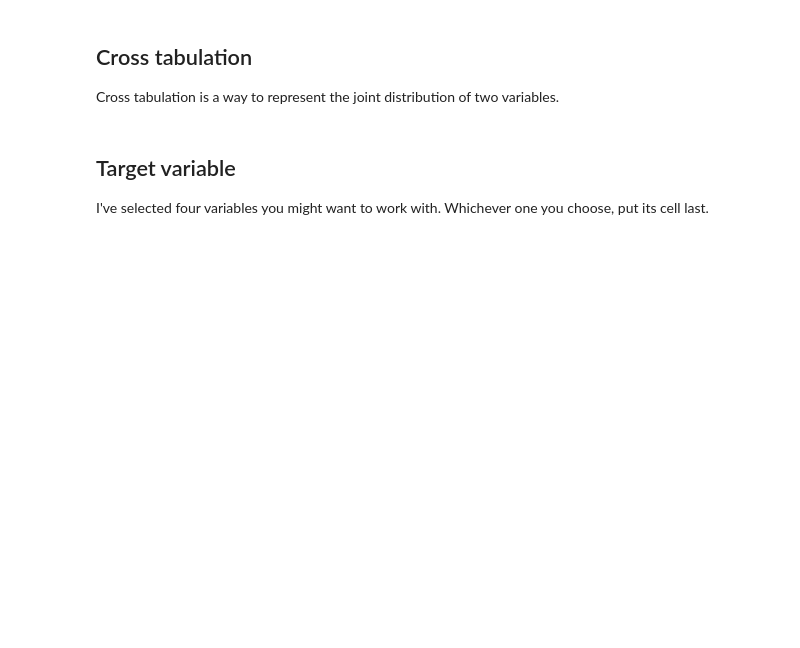
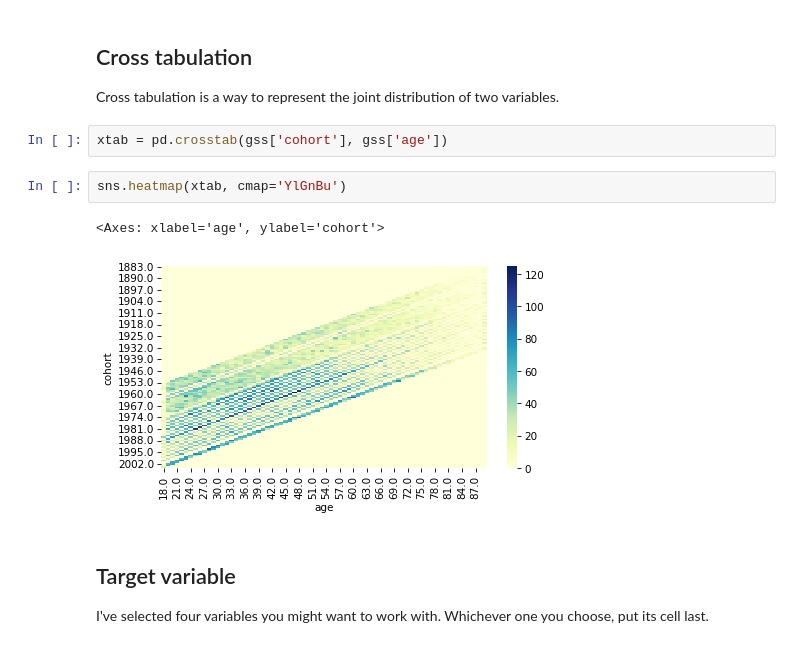
Before and after one commit to JohnAMichel/SurveyDataPandas, a Jupyter notebook: notebooks/01_simpson.ipynb, the cells around one changed output. Drawn from its saved outputs; the diff is of its cells as text; blank space fills up the shorter version.

```diff
--- a/notebooks/01_simpson.ipynb
+++ b/notebooks/01_simpson.ipynb
@@ -230,6 +230,13 @@ sns.kdeplot(gss['cohort'], cut=0)
 ## Cross tabulation
 
 Cross tabulation is a way to represent the joint distribution of two variables.
+# %%
+xtab = pd.crosstab(gss['cohort'], gss['age'])
+# %%
+sns.heatmap(xtab, cmap='YlGnBu')
+# %% [output]
+<Axes: xlabel='age', ylabel='cohort'>
+[figure, added]
 # %% [markdown]
 ## Target variable
 
```
Also changed, not shown: parts of 26 cells of this notebook.
